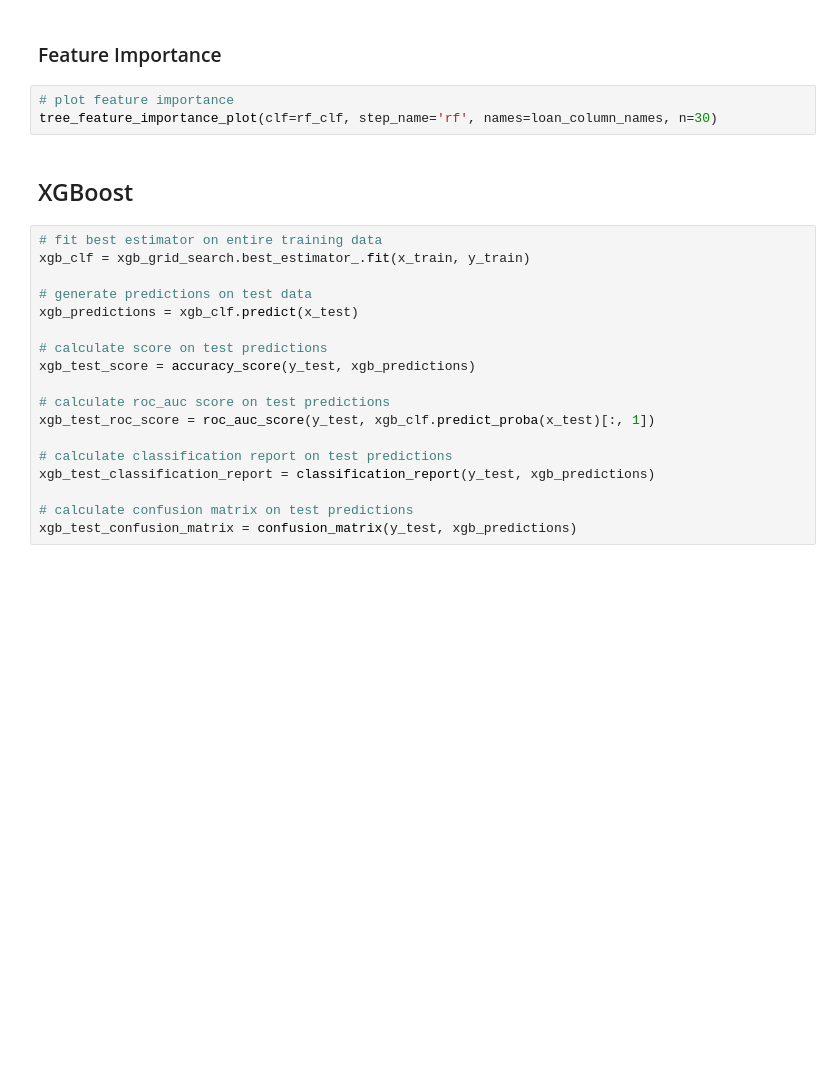
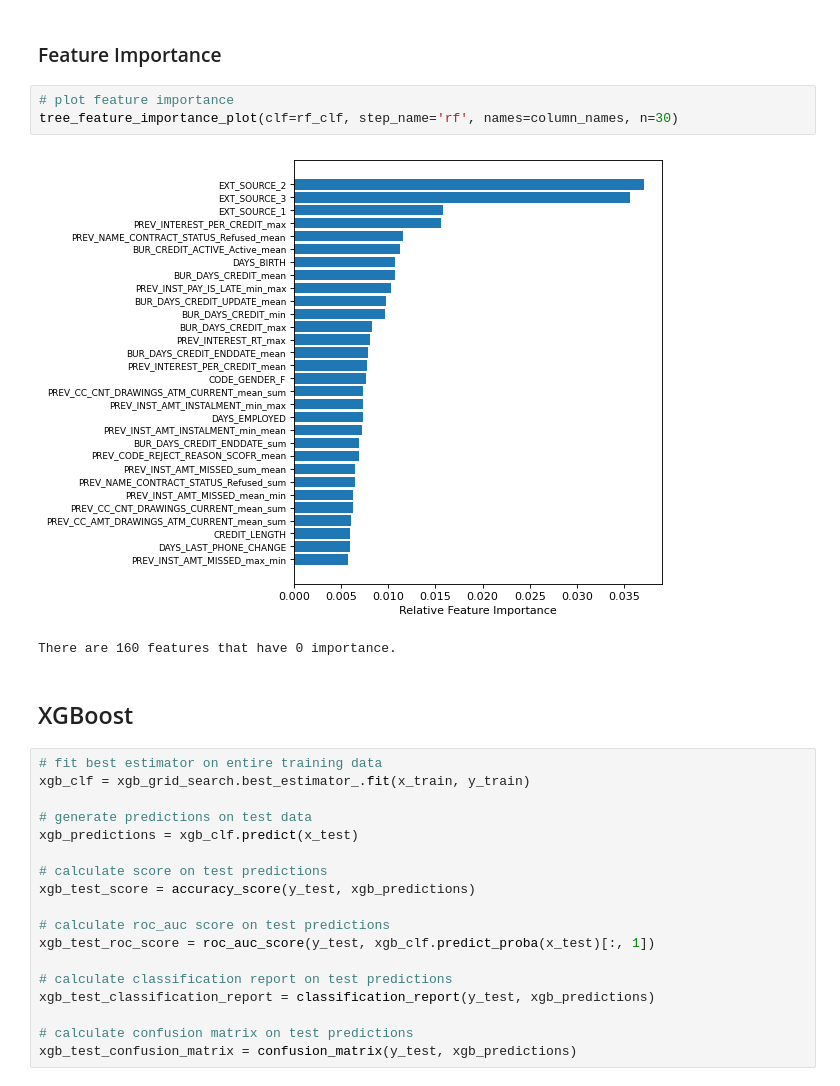
Before and after one commit to jdklein513/final-project-HCDR, a Jupyter notebook: code/Group9_Phase2_Data_Prep_v2.ipynb, the cells around one changed output. Saved outputs shown, nothing was run; the diff lists cells and outputs as text; blank space fills up the shorter version.

```diff
--- a/code/Group9_Phase2_Data_Prep_v2.ipynb
+++ b/code/Group9_Phase2_Data_Prep_v2.ipynb
@@ -1906,7 +2063,10 @@ results
 ### Feature Importance
 # %%
 # plot feature importance
-tree_feature_importance_plot(clf=rf_clf, step_name='rf', names=loan_column_names, n=30)
+tree_feature_importance_plot(clf=rf_clf, step_name='rf', names=column_names, n=30)
+# %% [output]
+[figure, added]
+There are 160 features that have 0 importance.
 # %% [markdown]
 ## XGBoost
 # %%
```
Also changed, not shown: parts of 29 cells of this notebook, 1 other file.
